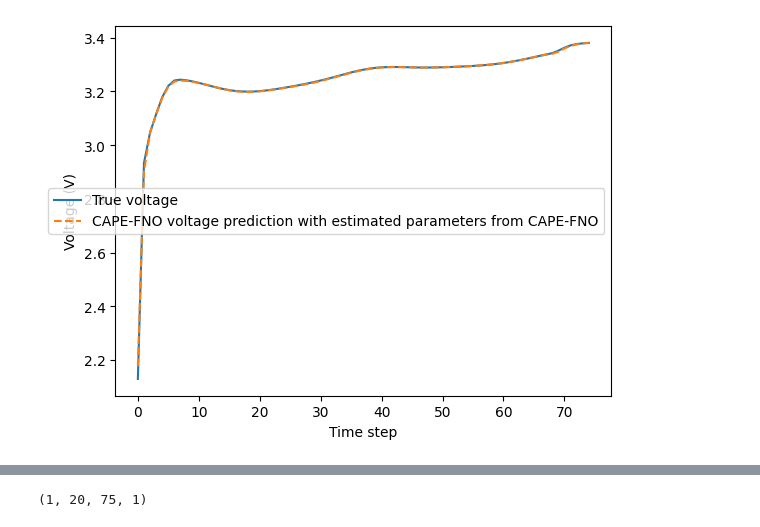
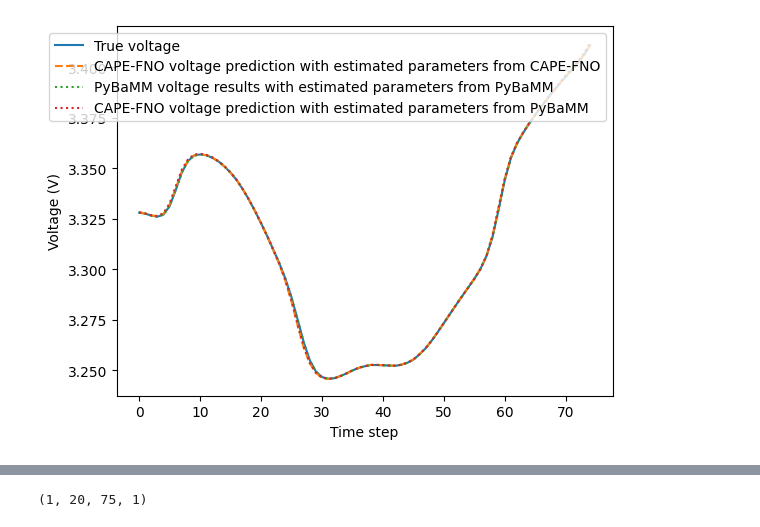
Before and after one commit to yingzai1/spm_neuraloperator, a Jupyter notebook: src/diffusion_param_est.ipynb, the cells around one changed output, grey strips where cells are left out. Saved outputs shown, nothing was run; the diff lists cells and outputs as text; code cells hidden in the pictures.

```diff
--- a/src/diffusion_param_est.ipynb
+++ b/src/diffusion_param_est.ipynb
@@ -58,7 +58,7 @@ cn_cathode = np.array(test_data["cn_cathode"])
 c0_cathode = np.array(test_data["c0_cathode"])
 D_cathode = np.array(test_data["Dca"])
 
-soc = np.array(test_data["soc"])
+socs = np.array(test_data["soc"])
 # %%
 D_anode = normalise_diffusion(D_anode)
 D_cathode = normalise_diffusion(D_cathode)
@@ -79,7 +79,7 @@ c0_anode = c0_anode[mask]
 c0_cathode = c0_cathode[mask]
 D_anode = D_anode[mask]
 D_cathode = D_cathode[mask]
-soc = soc[mask]
+socs = socs[mask]
 # %%
 # Padding amounts
 padding_t = 5  # along t-axis
@@ -102,7 +102,7 @@ cape_hidden_size = 32
 # %%
 N_test = func_I.shape[0]
 rng = np.random.default_rng(split_seed)
-test_idx = 7 #rng.integers(0, N_test)
+test_idx = 8 #rng.integers(0, N_test)
 # %%
 model = CAPE_FNO(k_modes=k_modes, input_channels= input_channels,
                  fno_depth=fno_depth, cape_hidden_size = cape_hidden_size,
@@ -288,30 +288,25 @@ params_bat["Current function [A]"] = current_fun
 @use_named_args(dimensions_pybamm)
 def obj_voltage_pybamm(log10_Dan_pybamm, log10_Dca_pybamm):
 
-    try:
-        # --- 1.  normalise the candidate diffusivities ------------
-        D_anode_candidate = 10 ** log10_Dan_pybamm
-        D_cathode_candidate = 10 ** log10_Dca_pybamm
+    # --- 1.  normalise the candidate diffusivities ------------
+    D_anode_candidate = 10 ** log10_Dan_pybamm
+    D_cathode_candidate = 10 ** log10_Dca_pybamm
 
-        params_bat["Negative particle diffusivity [m2.s-1]"] = D_anode_candidate
-        params_bat["Positive particle diffusivity [m2.s-1]"] = D_cathode_candidate
+    params_bat["Negative particle diffusivity [m2.s-1]"] = D_anode_candidate
+    params_bat["Positive particle diffusivity [m2.s-1]"] = D_cathode_candidate
 
-        sim = pybamm.Simulation(pybamm_model, parameter_values=params_bat)
-        sim.solve(initial_soc = soc[0], t_eval=t_eval)
+    sim = pybamm.Simulation(pybamm_model, parameter_values=params_bat)
+    sim.solve(initial_soc = socs[test_idx], t_eval=t_eval)
 
-        #V_pred = sim.solution["Terminal voltage [V]"](t_eval)
+    #V_pred = sim.solution["Terminal voltage [V]"](t_eval)
 
-        c_an_surf = sim.solution["Negative particle concentration [mol.m-3]"].entries[-1,0, :]
-        c_ca_surf = sim.solution["Positive particle concentration [mol.m-3]"].entries[-1,0, :]
-        # --- 3.  voltage RMSE (you can use MAE or any other scalar) -------------
-        V_pred = calc_voltage(params_bat, c_an_surf, c_ca_surf, func_I[test_idx])
-        rmse = jnp.sqrt(jnp.mean((V_pred - V_data) ** 2))
-        if np.isnan(rmse):
-            return 1e8
-        return float(rmse)
+    c_an_surf = sim.solution["Negative particle concentration"].entries[-1,0, :]
 
-    except Exception as e:
-        return float('1e8')
+    c_ca_surf = sim.solution["Positive particle concentration"].entries[-1,0, :]
+    # --- 3.  voltage RMSE (you can use MAE or any other scalar) -------------
+    V_pred = calc_voltage(params_bat, c_an_surf, c_ca_surf, func_I[test_idx])
+    rmse = jnp.sqrt(jnp.mean((V_pred - V_data) ** 2))
+    return float(rmse)
 # %%
 res_pybamm = gp_minimize(
     obj_voltage_pybamm,
@@ -404,20 +402,20 @@ Array([[2.1780198, 2.9001567, 3.047421 , 3.1146905, 3.1766386, 3.2179432,
 # %%
 plt.plot(V_data, label="True voltage")
 # plt.plot(V_true_pybamm, label="PyBaMM voltage results with original test sample diffusivities")
 
 plt.plot(V_best_cape_fno_from_cape_fno.flatten(), label="CAPE-FNO voltage prediction with estimated parameters from CAPE-FNO", linestyle='--')
 # plt.plot(V_best_pybamm_from_cape_fno.reshape(-1,1), label="PyBaMM voltage results with estimated parameters from CAPE-FNO", linestyle='--')
 
 
-# plt.plot(V_best_pybamm_from_pybamm.reshape(-1,1), label="PyBaMM voltage results with estimated parameters from PyBaMM", linestyle=':')
-# plt.plot(V_best_cape_fno_from_pybamm.reshape(-1,1), label="CAPE-FNO voltage prediction with estimated parameters from PyBaMM", linestyle=':')
+plt.plot(V_best_pybamm_from_pybamm.reshape(-1,1), label="PyBaMM voltage results with estimated parameters from PyBaMM", linestyle=':')
+plt.plot(V_best_cape_fno_from_pybamm.reshape(-1,1), label="CAPE-FNO voltage prediction with estimated parameters from PyBaMM", linestyle=':')
 
 plt.xlabel("Time step")
 plt.ylabel("Voltage (V)")
 plt.legend()
 plt.show()
 # %% [output]
-[figure, old version]
+[figure, new version]
 # %%
 mean_error = (np.abs(best_log10_Dan - log_Dan_true) + np.abs(best_log10_Dca - log_Dca_true))/2
 # %%
```
Also changed, not shown: parts of 10 cells of this notebook, 6 other files.
